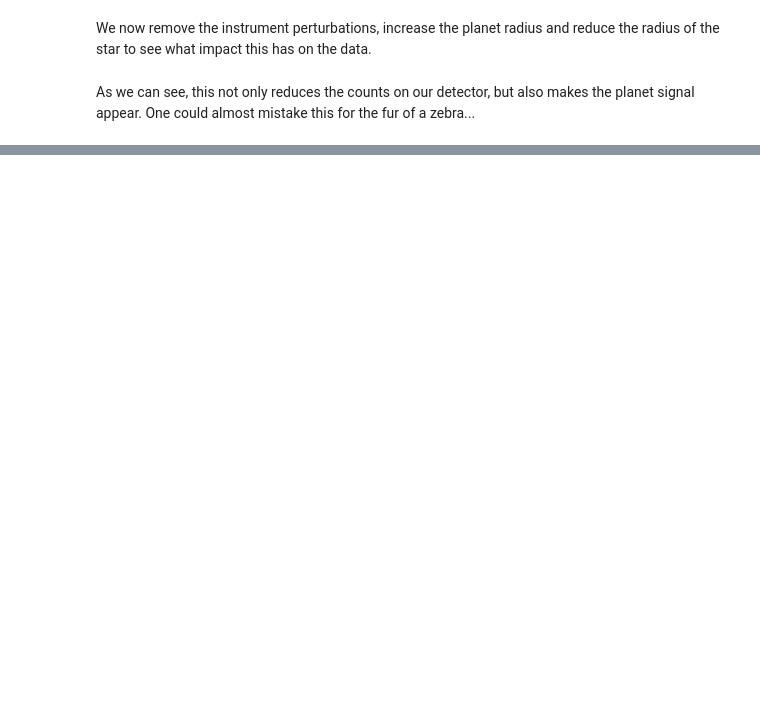
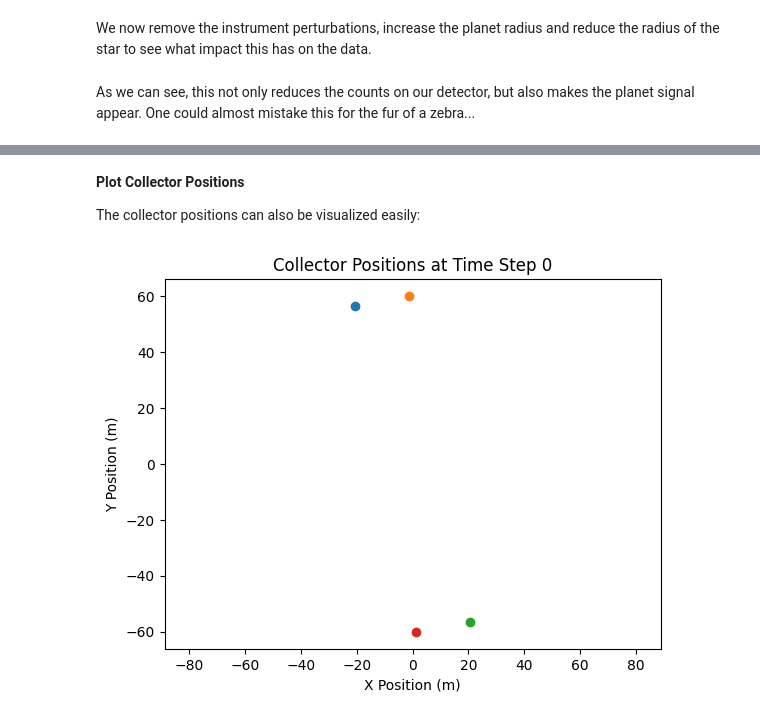
Before and after one commit to pahuber/PHRINGE, a Jupyter notebook: docs/tutorials/advanced_example.ipynb, the cells around one changed output, grey strips where cells are left out. Cells and saved outputs as stored; diff of their text form; code cells hidden in the pictures; blank space fills up the shorter version.

```diff
--- a/docs/tutorials/advanced_example.ipynb
+++ b/docs/tutorials/advanced_example.ipynb
@@ -213,0 +258,20 @@ plt.show()
+# %% [markdown]
+**Plot Collector Positions**
+
+The collector positions can also be visualized easily:
+# %%
+col_pos = phringe.get_collector_positions()  # At time step 0
+
+col_pos_x = col_pos[0]
+col_pos_y = col_pos[1]
+
+# Plot all four collectors at time step 40
+for i in range(4):
+    plt.scatter(col_pos_x[i, 40], col_pos_y[i, 40], label=f'Collector {i + 1}')
+plt.title('Collector Positions at Time Step 0')
+plt.xlabel('X Position (m)')
+plt.ylabel('Y Position (m)')
+plt.axis('equal')
+plt.show()
+# %% [output]
+[figure, added]
```
Also changed, not shown: parts of 10 cells of this notebook, 2 other files.
